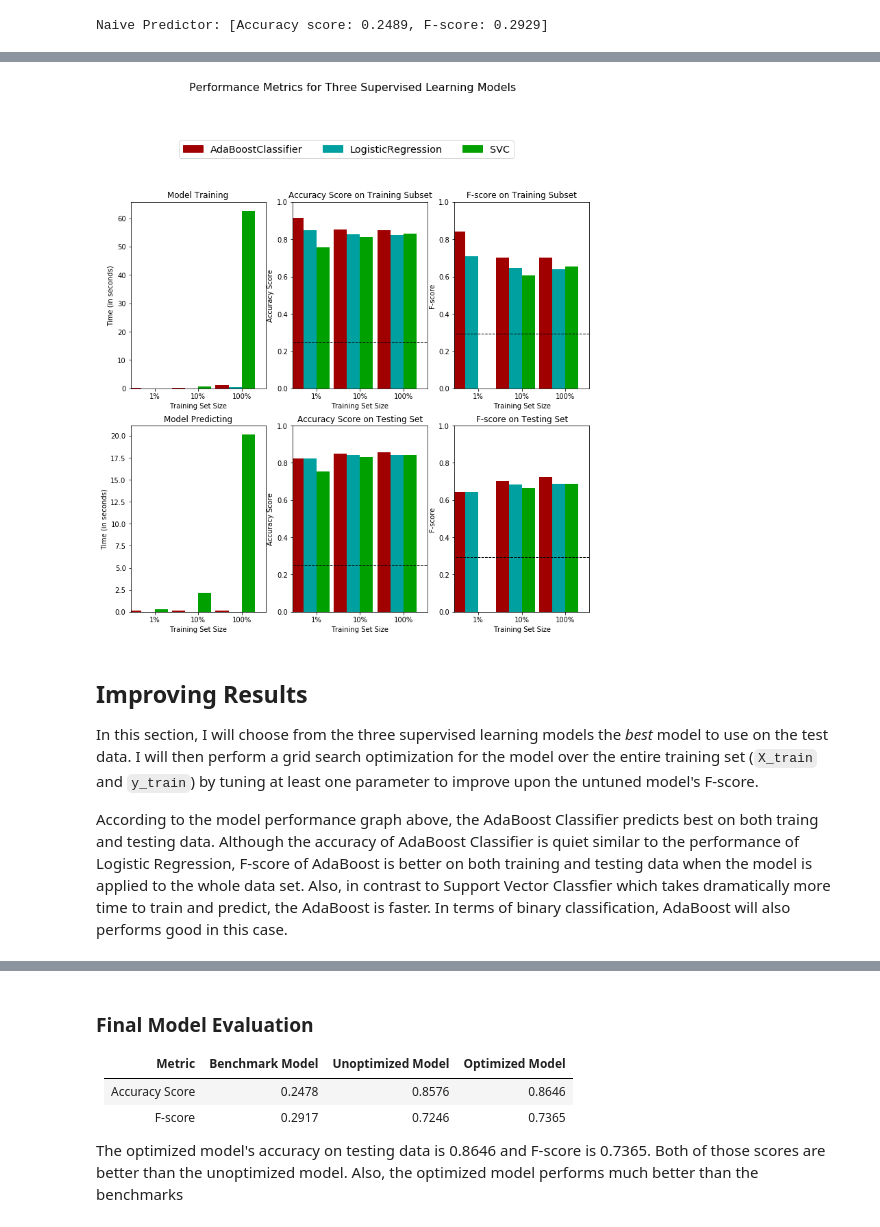
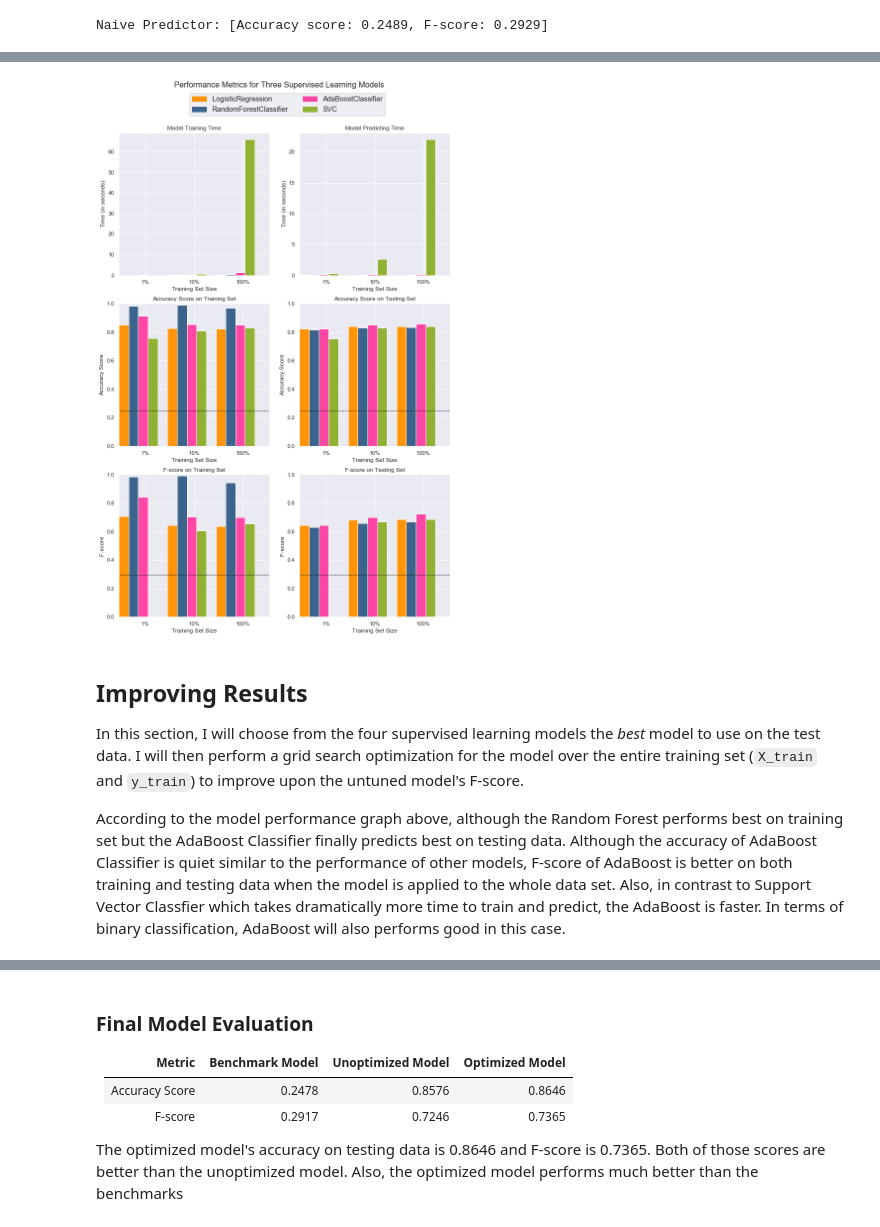
Before and after one commit to JcFreya/Adult-Census-Income, a Jupyter notebook: AF Data Science Project.ipynb, the cells around one changed output, grey strips where cells are left out. Saved outputs shown, nothing was run; the diff lists cells and outputs as text; code cells hidden in the pictures.

Commit message:
Add one more model(RF), ready for tuning

```diff
--- a/AF Data Science Project.ipynb
+++ b/AF Data Science Project.ipynb
@@ -589,3 +685,12 @@ LogisticRegression trained on 30162 samples.
 SVC trained on 301 samples.
 SVC trained on 3016 samples.
 SVC trained on 30162 samples.
+# %%
+# Quick view on three model's performance
+for k, learner in enumerate(results.keys()):
+    print(learner,"\n------")
+    print("Accuracy score on training data: {:.4f}".format(results[learner][2]['acc_train']))
+    print("F-score on training data: {:.4f}".format(results[learner][2]['f_train']))
+    print("Accuracy score on testing data: {:.4f}".format(results[learner][2]['acc_test']))
+    print("F-score on testing data: {:.4f}".format(results[learner][2]['f_test']))
+    print("\n")
@@ -593,70 +716,71 @@ SVC trained on 30162 samples.
 # Run metrics visualization for the three supervised learning models chosen
 
 # Create figure
-fig, ax = plt.subplots(2, 3, figsize = (12,11))
+fig, ax = plt.subplots(3, 2, figsize = (12,18))
 
 # Constants
-bar_width = 0.3
-colors = ['#A00000','#00A0A0','#00A000']
+bar_width = 0.2
+colors =  ['#ff9408', '#3b638c', '#fe46a5', '#90b134']
 
 # Super loop to plot four panels of data
 for k, learner in enumerate(results.keys()):
-    for j, metric in enumerate(['train_time', 'acc_train', 'f_train', 'pred_time', 'acc_test', 'f_test']):
+    for j, metric in enumerate(['train_time','pred_time', 'acc_train', 'acc_test', 'f_train', 'f_test']):
         for i in np.arange(3):
 
             # Creative plot code
-            ax[j//3, j%3].bar(i+k*bar_width, results[learner][i][metric], width = bar_width, color = colors[k])
-            ax[j//3, j%3].set_xticks([0.45, 1.45, 2.45])
-            ax[j//3, j%3].set_xticklabels(["1%", "10%", "100%"])
-            ax[j//3, j%3].set_xlabel("Training Set Size")
-            ax[j//3, j%3].set_xlim((-0.1, 3.0))
+            ax[j//2, j%2].bar(i+k*bar_width, results[learner][i][metric], width = bar_width, color = colors[k])
+            ax[j//2, j%2].set_xticks([0.45, 1.45, 2.45])
+            ax[j//2, j%2].set_xticklabels(["1%", "10%", "100%"])
+            ax[j//2, j%2].set_xlabel("Training Set Size")
+            ax[j//2, j%2].set_xlim((-0.1, 3.0))
 
 # Add y-labels
 ax[0, 0].set_ylabel("Time (in seconds)")
-ax[0, 1].set_ylabel("Accuracy Score")
-ax[0, 2].set_ylabel("F-score")
-ax[1, 0].set_ylabel("Time (in seconds)")
+ax[0, 1].set_ylabel("Time (in seconds)" )
+ax[1, 0].set_ylabel("Accuracy Score")
 ax[1, 1].set_ylabel("Accuracy Score")
-ax[1, 2].set_ylabel("F-score")
+ax[2, 0].set_ylabel("F-score")
+ax[2, 1].set_ylabel("F-score")
 
 # Add titles
-ax[0, 0].set_title("Model Training")
-ax[0, 1].set_title("Accuracy Score on Training Subset")
-ax[0, 2].set_title("F-score on Training Subset")
-ax[1, 0].set_title("Model Predicting")
+ax[0, 0].set_title("Model Training Time")
+ax[0, 1].set_title("Model Predicting Time")
+ax[1, 0].set_title("Accuracy Score on Training Set")
 ax[1, 1].set_title("Accuracy Score on Testing Set")
-ax[1, 2].set_title("F-score on Testing Set")
+ax[2, 0].set_title("F-score on Training Set")
+ax[2, 1].set_title("F-score on Testing Set")
 
 # Add horizontal lines for naive predictors
-ax[0, 1].axhline(y = accuracy, xmin = -0.1, xmax = 3.0, linewidth = 1, color = 'k', linestyle = 'dashed')
+ax[1, 0].axhline(y = accuracy, xmin = -0.1, xmax = 3.0, linewidth = 1, color = 'k', linestyle = 'dashed')
 ax[1, 1].axhline(y = accuracy, xmin = -0.1, xmax = 3.0, linewidth = 1, color = 'k', linestyle = 'dashed')
-ax[0, 2].axhline(y = fscore, xmin = -0.1, xmax = 3.0, linewidth = 1, color = 'k', linestyle = 'dashed')
-ax[1, 2].axhline(y = fscore, xmin = -0.1, xmax = 3.0, linewidth = 1, color = 'k', linestyle = 'dashed')
+ax[2, 0].axhline(y = fscore, xmin = -0.1, xmax = 3.0, linewidth = 1, color = 'k', linestyle = 'dashed')
+ax[2, 1].axhline(y = fscore, xmin = -0.1, xmax = 3.0, linewidth = 1, color = 'k', linestyle = 'dashed')
 
 # Set y-limits for score panels
-ax[0, 1].set_ylim((0, 1))
-ax[0, 2].set_ylim((0, 1))
+ax[1, 0].set_ylim((0, 1))
 ax[1, 1].set_ylim((0, 1))
-ax[1, 2].set_ylim((0, 1))
+ax[2, 0].set_ylim((0, 1))
+ax[2, 1].set_ylim((0, 1))
 
 # Create patches for the legend
 patches = []
 for i, learner in enumerate(results.keys()):
     patches.append(mpatches.Patch(color = colors[i], label = learner))
-plt.legend(handles = patches, bbox_to_anchor = (-.80, 2.53), \
-            loc = 'upper center', borderaxespad = 0., ncol = 3, fontsize = 'x-large')
+plt.legend(handles = patches, bbox_to_anchor = (-0.08, 3.68), \
+            loc = 'upper center', borderaxespad = 0., ncol = 2, fontsize = 'x-large')
 
 # Aesthetics
-plt.suptitle("Performance Metrics for Three Supervised Learning Models", fontsize = 16, y = 1.10)
-plt.tight_layout()
-plt.show()
+plt.suptitle("Performance Metrics for Three Supervised Learning Models", fontsize = 16, y = 0.96)
+
+fig.tight_layout()
+fig.show()
 # %% [output]
-[figure, old version]
+[figure, new version]
 # %% [markdown]
 ## Improving Results
-In this section, I will choose from the three supervised learning models the *best* model to use on the test data. I will then perform a grid search optimization for the model over the entire training set (`X_train` and `y_train`) by tuning at least one parameter to improve upon the untuned model's F-score.
+In this section, I will choose from the four supervised learning models the *best* model to use on the test data. I will then perform a grid search optimization for the model over the entire training set (`X_train` and `y_train`) to improve upon the untuned model's F-score.
 
-According to the model performance graph above, the AdaBoost Classifier predicts best on both traing and testing data. Although the accuracy of AdaBoost Classifier is quiet similar to the performance of Logistic Regression, F-score of AdaBoost is better on both training and testing data when the model is applied to the whole data set. Also, in contrast to Support Vector Classfier which takes dramatically more time to train and predict, the AdaBoost is faster. In terms of binary classification, AdaBoost will also performs good in this case.
+According to the model performance graph above, although the Random Forest performs best on training set but the AdaBoost Classifier finally predicts best on testing data. Although the accuracy of AdaBoost Classifier is quiet similar to the performance of other models, F-score of AdaBoost is better on both training and testing data when the model is applied to the whole data set. Also, in contrast to Support Vector Classfier which takes dramatically more time to train and predict, the AdaBoost is faster. In terms of binary classification, AdaBoost will also performs good in this case.
 # %% [markdown]
 ### Model Tuning
 Fine tune the chosen model. Use grid search (`GridSearchCV`). Use the entire training set for this. The code cell below will implement the following:
```
Also changed, not shown: parts of 19 cells of this notebook.
